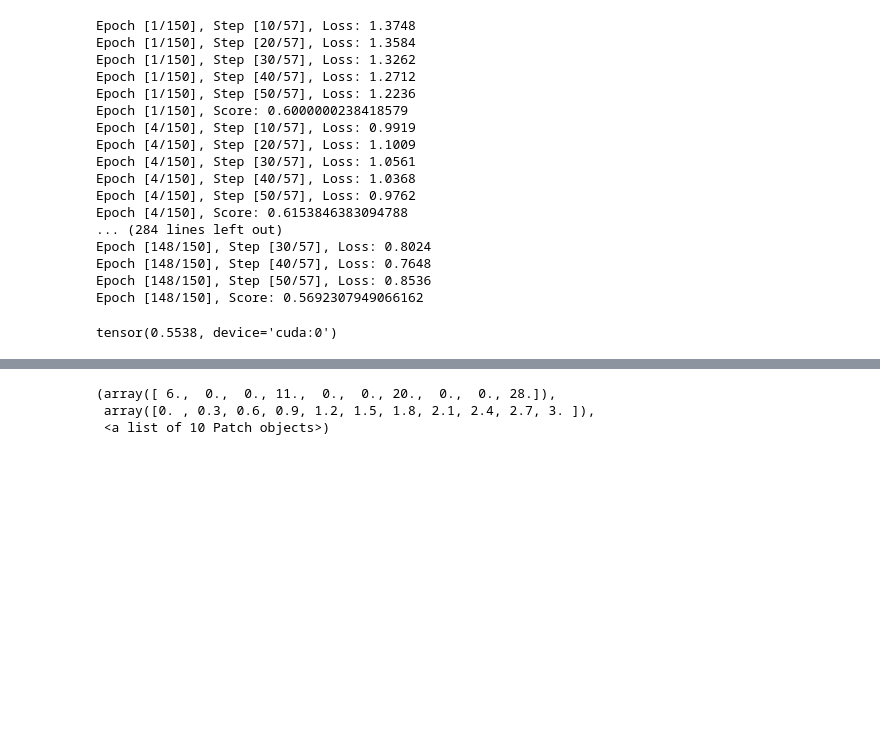
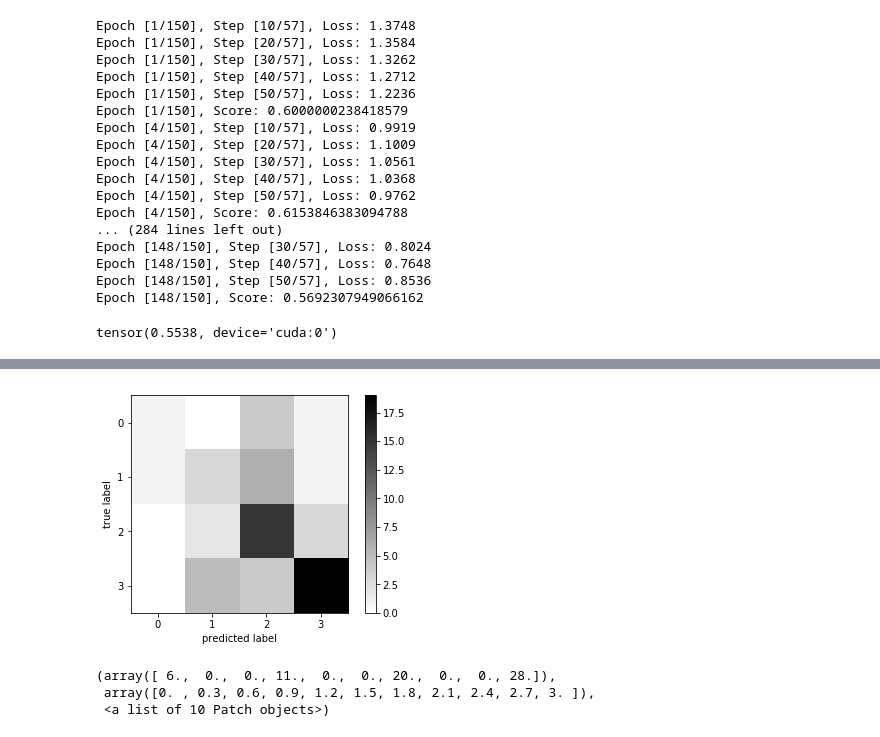
Before and after one commit to damasl/axis_classification, a Jupyter notebook: ECG-CNN.ipynb, the cells around one changed output, grey strips where cells are left out. Saved outputs shown, nothing was run; the diff lists cells and outputs as text; code cells hidden in the pictures; blank space fills up the shorter version.

```diff
--- a/ECG-CNN.ipynb
+++ b/ECG-CNN.ipynb
@@ -271,3 +271,27 @@ model.eval()
 validate()
 # %% [output]
 tensor(0.5538, device='cuda:0')
+# %%
+def get_preds_nad_true():
+    y_pred = np.zeros((len(valid_dataset),))
+    y_true = np.zeros((len(valid_dataset),))
+    offset = 0
+    for i, data in enumerate(valid_loader, 0):
+        # get the inputs
+        (images, labels) = data
+        images = images.to(device)
+        labels = labels.to(device).argmax(dim = 1)
+
+        # forward + backward + optimize
+        outputs = model.forward(images)
+
+
+        answer = outputs.argmax(dim = 1)
+        l = len(answer)
+
+        y_pred[offset:offset+l] = answer.cpu().numpy()
+        y_true[offset:offset+l] = labels.cpu().numpy()
+
+        offset = offset + l
+
+    return y_pred, y_true
@@ -274,3 +311,16 @@ tensor(0.5538, device='cuda:0')
+# %%
+def plot_confusion_matrix( y_test_predict, y_test):
+    plt.imshow(confusion_matrix(y_test, y_test_predict),
+           interpolation='nearest', cmap = plt.cm.binary)
+    plt.colorbar()
+    plt.xlabel("predicted label")
+    plt.ylabel("true label")
+    plt.xticks([0, 1, 2, 3])
+    plt.yticks([0, 1, 2, 3])
+# %%
+plot_confusion_matrix(*get_preds_nad_true())
+# %% [output]
+[figure, added]
 # %%
 plt.hist(data["axis_id"].values[valid_idx])
 # %% [output]
```
Also changed, not shown: parts of 4 cells of this notebook.
